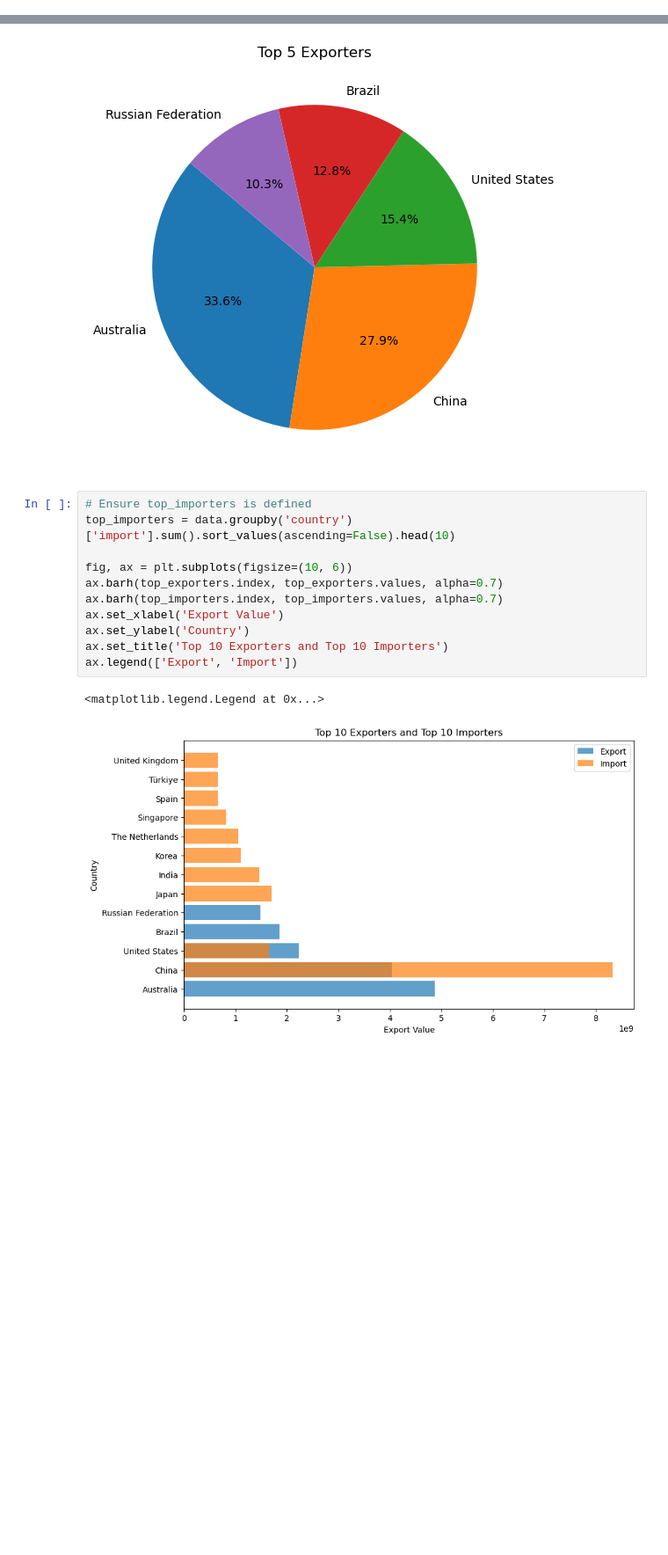
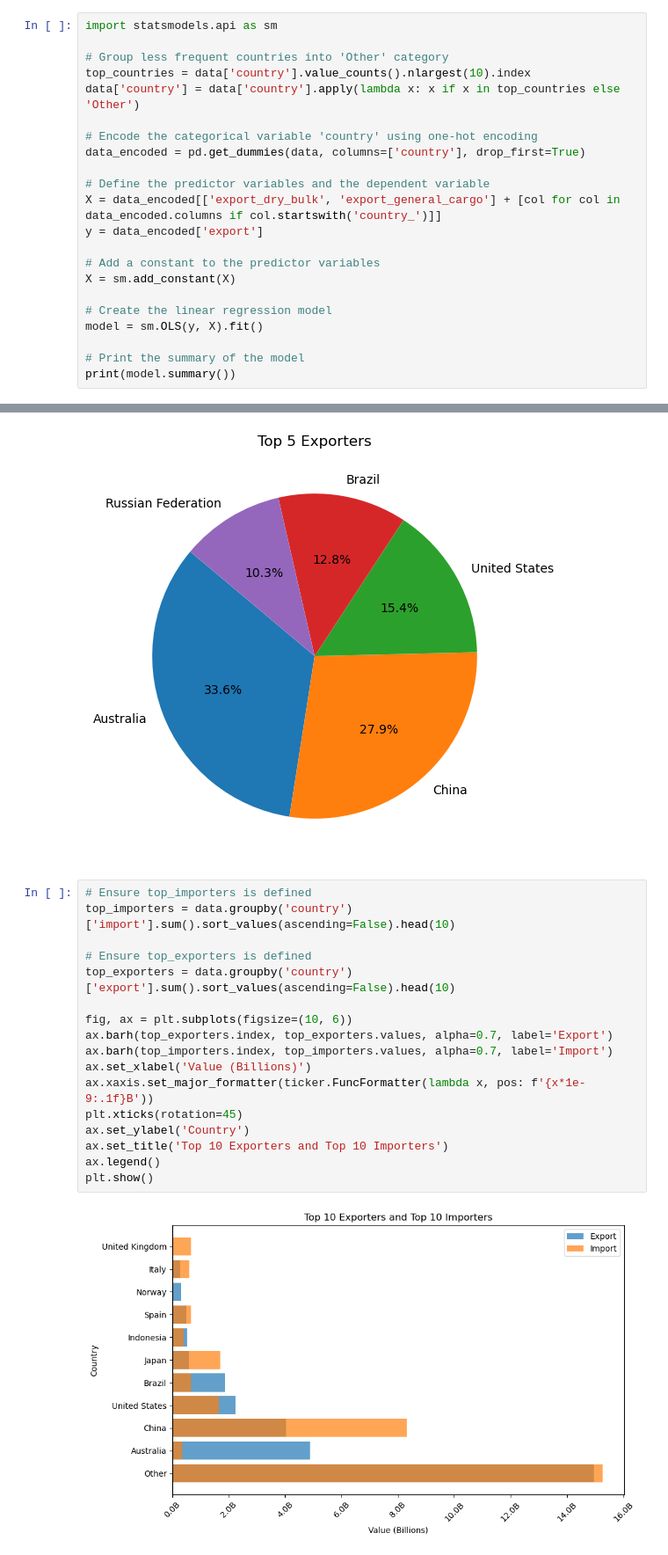
Before and after one commit to IssacEThomas/Data-Visualization, a Jupyter notebook: Final Project.ipynb, the cells around one changed output, grey strips where cells are left out. Shown at 88% size. Drawn from its saved outputs; the diff is of its cells as text; blank space fills up the shorter version.

```diff
--- a/Final Project.ipynb
+++ b/Final Project.ipynb
@@ -155,3 +167,25 @@ data.head()
 | 988582 | 2024 | 1 | 4 | port1430 | Zonguldak | Türkiye | TUR | 0 | ... |
 | 988592 | 2024 | 1 | 5 | port1430 | Zonguldak | Türkiye | TUR | 0 | ... |
 5 rows × 29 columns
+# %%
+import statsmodels.api as sm
+
+# Group less frequent countries into 'Other' category
+top_countries = data['country'].value_counts().nlargest(10).index
+data['country'] = data['country'].apply(lambda x: x if x in top_countries else 'Other')
+
+# Encode the categorical variable 'country' using one-hot encoding
+data_encoded = pd.get_dummies(data, columns=['country'], drop_first=True)
+
+# Define the predictor variables and the dependent variable
+X = data_encoded[['export_dry_bulk', 'export_general_cargo'] + [col for col in data_encoded.columns if col.startswith('country_')]]
+y = data_encoded['export']
+
+# Add a constant to the predictor variables
+X = sm.add_constant(X)
+
+# Create the linear regression model
+model = sm.OLS(y, X).fit()
+
+# Print the summary of the model
+print(model.summary())
@@ -232,17 +313,22 @@ plt.show()
 # %%
 # Ensure top_importers is defined
 top_importers = data.groupby('country')['import'].sum().sort_values(ascending=False).head(10)
 
+# Ensure top_exporters is defined
+top_exporters = data.groupby('country')['export'].sum().sort_values(ascending=False).head(10)
+
 fig, ax = plt.subplots(figsize=(10, 6))
-ax.barh(top_exporters.index, top_exporters.values, alpha=0.7)
-ax.barh(top_importers.index, top_importers.values, alpha=0.7)
-ax.set_xlabel('Export Value')
+ax.barh(top_exporters.index, top_exporters.values, alpha=0.7, label='Export')
+ax.barh(top_importers.index, top_importers.values, alpha=0.7, label='Import')
+ax.set_xlabel('Value (Billions)')
+ax.xaxis.set_major_formatter(ticker.FuncFormatter(lambda x, pos: f'{x*1e-9:.1f}B'))
+plt.xticks(rotation=45)
 ax.set_ylabel('Country')
 ax.set_title('Top 10 Exporters and Top 10 Importers')
-ax.legend(['Export', 'Import'])
+ax.legend()
+plt.show()
 # %% [output]
-<matplotlib.legend.Legend at 0x...>
-[figure, old version]
+[figure, new version]
 # %%
 import matplotlib.pyplot as plt
 import numpy as np
```
Also changed, not shown: parts of 13 cells of this notebook.
